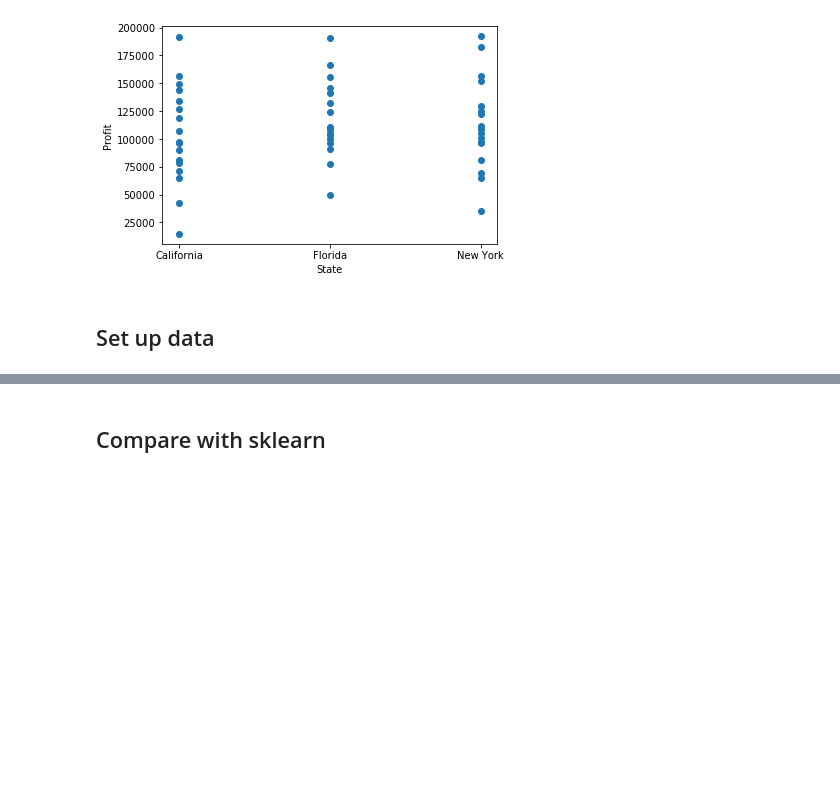
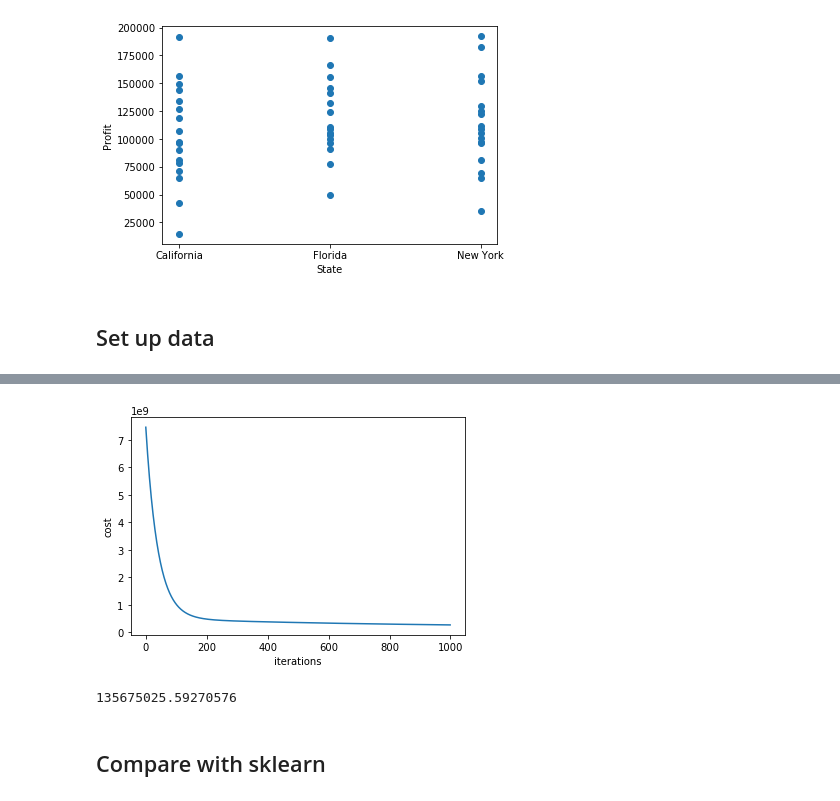
Before and after one commit to luisespriella9/ML-Algorithms, a Jupyter notebook: Linear Regression.ipynb, the cells around one changed output, grey strips where cells are left out. Cells and saved outputs as stored; diff of their text form; code cells hidden in the pictures; blank space fills up the shorter version.

```diff
--- a/Linear Regression.ipynb
+++ b/Linear Regression.ipynb
@@ -240,0 +257,11 @@ costFunction(predictions.values, y_test.values)
+# %%
+learning_rates = [0.0000000000001, 0.00000000000012, 0.00000000000014, 0.00000000000016, 0.00000000000018]
+lr_cost_functions = []
+for lr in learning_rates:
+    linearRegression.fit(x_train, y_train.values, alpha = lr)
+    predictions = linearRegression.predict(x_test)
+    cost = costFunction(predictions, y_test.values)
+    lr_cost_functions.append((lr, cost))
+
+best_learning_rate = min(lr_cost_functions, key = lambda t: t[1])[0]
+print("Learning rate: " + str(best_learning_rate))
@@ -240,0 +270,2 @@ costFunction(predictions.values, y_test.values)
+# %%
+linearRegression.fit(x_train, y_train.values, alpha = best_learning_rate)
@@ -240,0 +280,4 @@ costFunction(predictions.values, y_test.values)
+# %%
+linearRegression.plotCostPerIteration()
+# %% [output]
+[figure, added]
@@ -241,3 +286,7 @@ costFunction(predictions.values, y_test.values)
+# %%
+costFunction(predictions, y_test.values)
+# %% [output]
+135675025.59270576
 # %% [markdown]
 ## Compare with sklearn
 # %%
```
Also changed, not shown: parts of 13 cells of this notebook.
